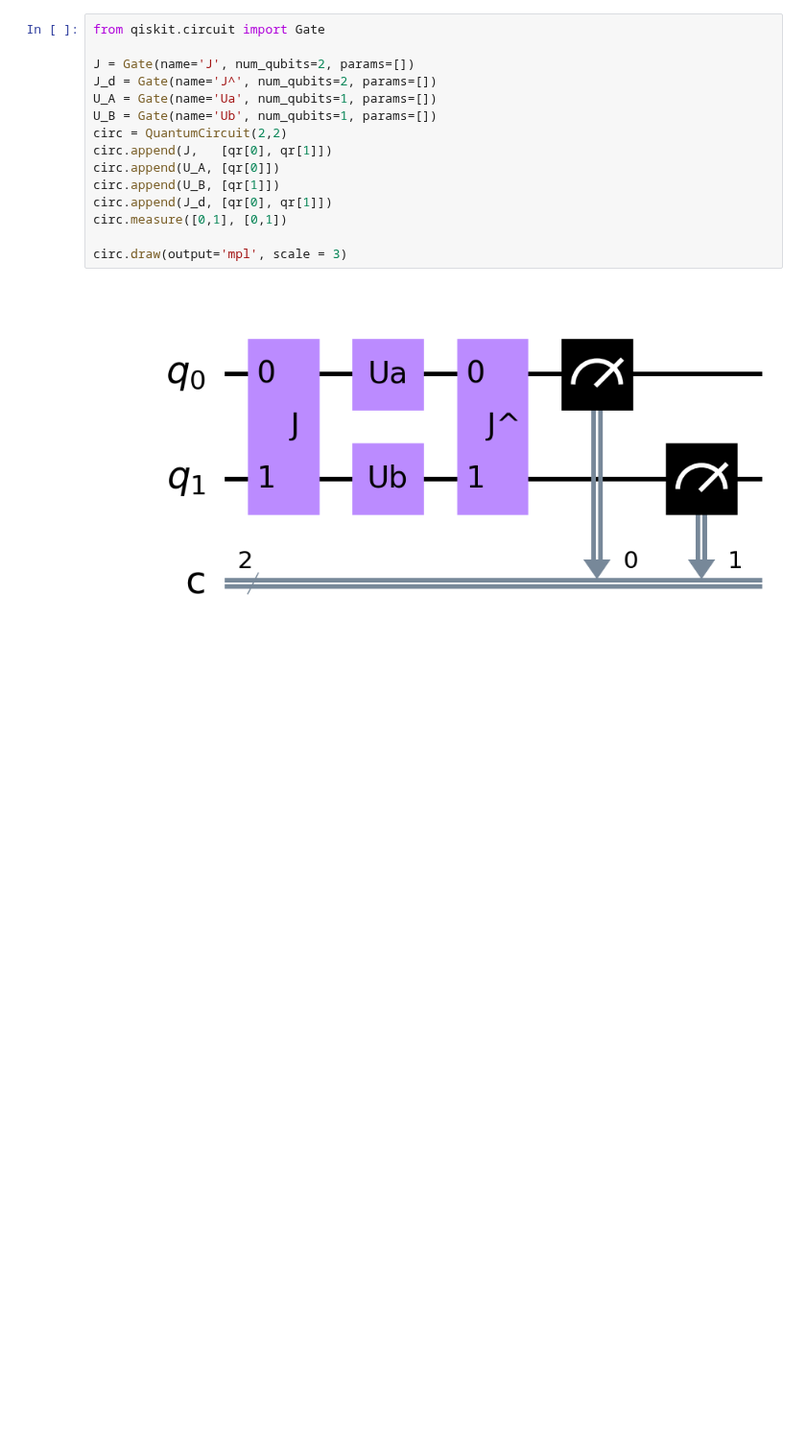
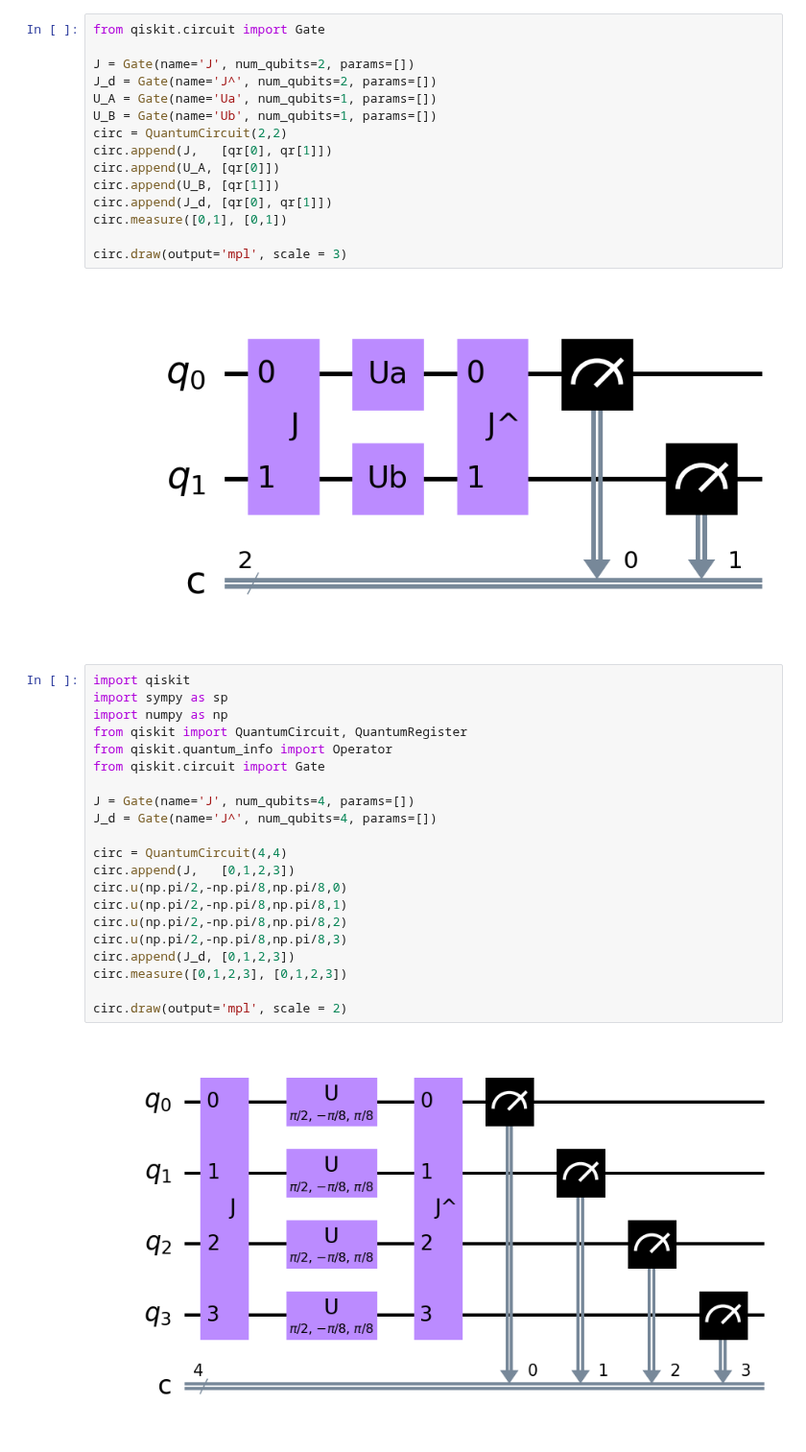
Before and after one commit to agustinsilva447/Quantum-Game-Theory, a Jupyter notebook: circuit.ipynb, the cells around one changed output. Shown at 96% size. Cells and saved outputs as stored; diff of their text form; blank space fills up the shorter version.

```diff
--- a/circuit.ipynb
+++ b/circuit.ipynb
@@ -81,3 +81,26 @@ circ.measure([0,1], [0,1])
 circ.draw(output='mpl', scale = 3)
 # %% [output]
 [figure]
+# %%
+import qiskit
+import sympy as sp
+import numpy as np
+from qiskit import QuantumCircuit, QuantumRegister
+from qiskit.quantum_info import Operator
+from qiskit.circuit import Gate
+
+J = Gate(name='J', num_qubits=4, params=[])
+J_d = Gate(name='J^', num_qubits=4, params=[])
+
+circ = QuantumCircuit(4,4)
+circ.append(J,   [0,1,2,3])
+circ.u(np.pi/2,-np.pi/8,np.pi/8,0)
+circ.u(np.pi/2,-np.pi/8,np.pi/8,1)
+circ.u(np.pi/2,-np.pi/8,np.pi/8,2)
+circ.u(np.pi/2,-np.pi/8,np.pi/8,3)
+circ.append(J_d, [0,1,2,3])
+circ.measure([0,1,2,3], [0,1,2,3])
+
+circ.draw(output='mpl', scale = 2)
+# %% [output]
+[figure, added]
```
